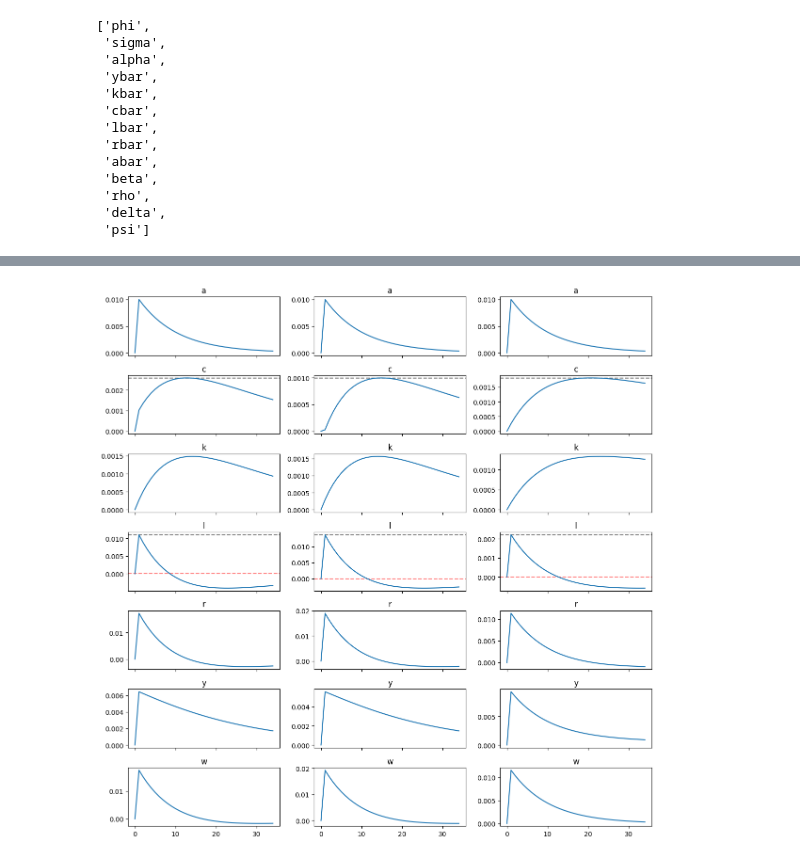
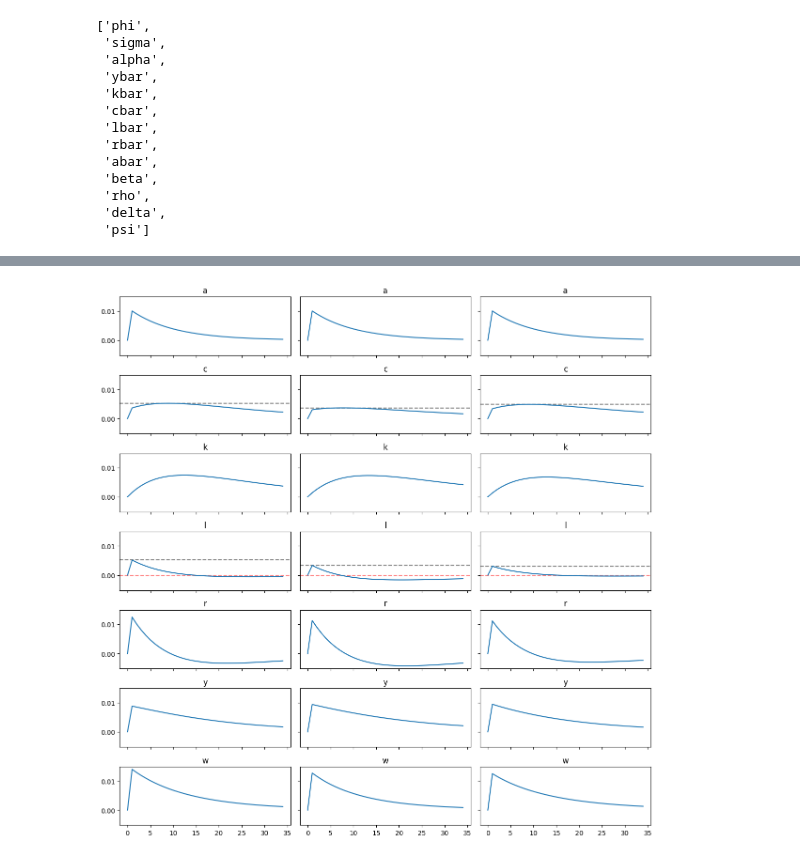
Before and after one commit to cortizbon/macro-models, a Jupyter notebook: rbc_noncentralized/simul.ipynb, the cells around one changed output, grey strips where cells are left out. Saved outputs shown, nothing was run; the diff lists cells and outputs as text; code cells hidden in the pictures.

```diff
--- a/rbc_noncentralized/simul.ipynb
+++ b/rbc_noncentralized/simul.ipynb
@@ -34,7 +36,7 @@ model.parameters
 model2 = ep.load('rbc.yaml',
                  raise_errors=True,
                  verbose=True)
-model2['steady_state']['fixed_values']['sigma'] = 4
+model2['steady_state']['fixed_values']['sigma'] = 2
 _ = model2.solve_stst()
 model2.steady_state
 shk = ('e_a', 0.01 )
@@ -50,6 +52,6 @@ x2, flag = model2.find_path(shock=shk)
 # %%
 model3 = ep.load('rbc.yaml', raise_errors=True, verbose=True)
-model3['steady_state']['fixed_values']['phi'] = 4
+model3['steady_state']['fixed_values']['phi'] = 2
 _ = model3.solve_stst()
 model3.steady_state
 shk = ('e_a', 0.01)
@@ -66,28 +89,29 @@ x = [x1, x2, x3]
 # %%
 fig, axes = plt.subplots(7,
                          len(x),
                          sharex=True,
+                         sharey=True,
                           figsize=(12, 12))
 
 vars = ['a', 'c', 'k', 'l', 'r', 'y', 'w']
 
 for i, ax in enumerate(axes):
   var = vars[i]
   for idx, a in enumerate(ax):
     m = x[idx]
     if var == 'c':
       a.axhline(max(m[:35, i]),
                 color='k',
                 ls='--',
                 alpha=0.5)
     if var == 'l':
       a.axhline(max(m[:35, i]), color='k',
                 ls='--',
                 alpha=0.5)
       a.axhline(0, color='r', ls='--', alpha=0.5)
     a.plot(m[:35, i])
     a.set_title(var)
 
 fig.tight_layout()
 # %% [output]
-[figure, old version]
+[figure, new version]
```
Also changed, not shown: parts of 4 cells of this notebook, 2 other files.
